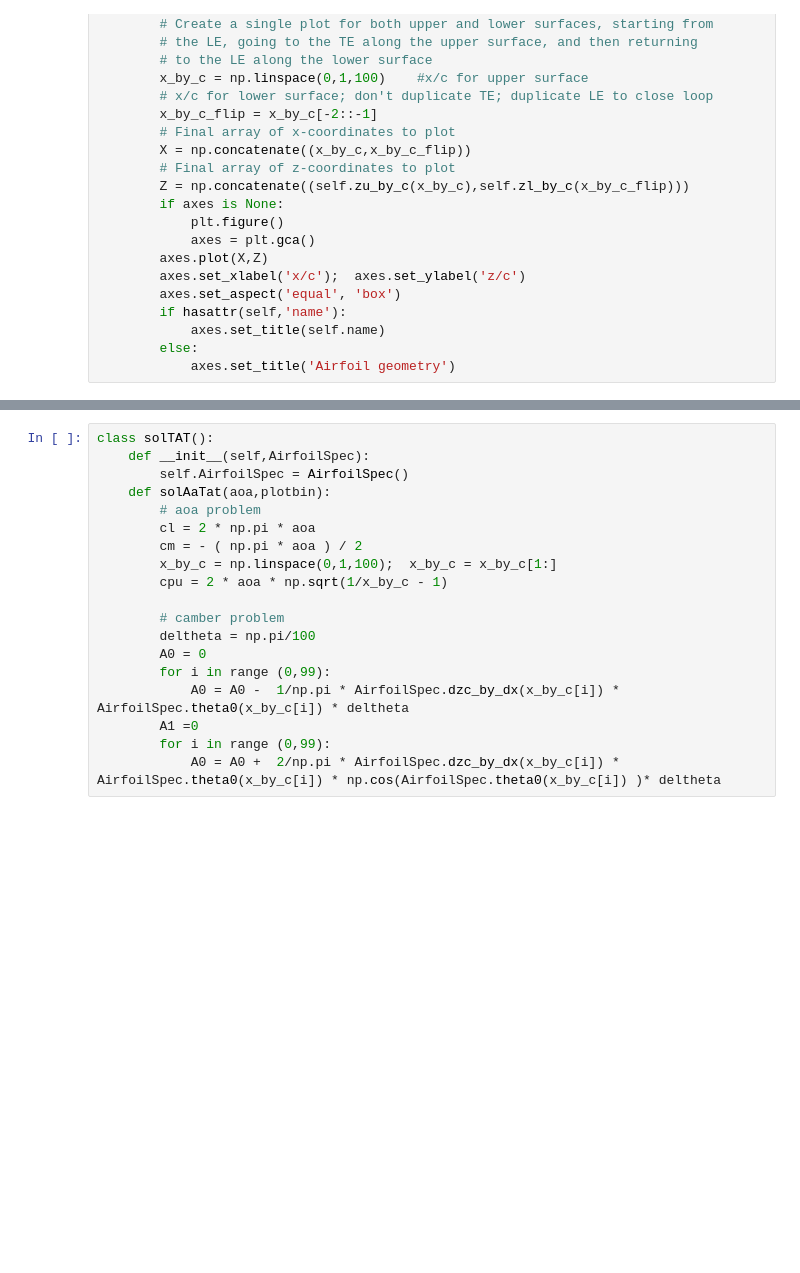
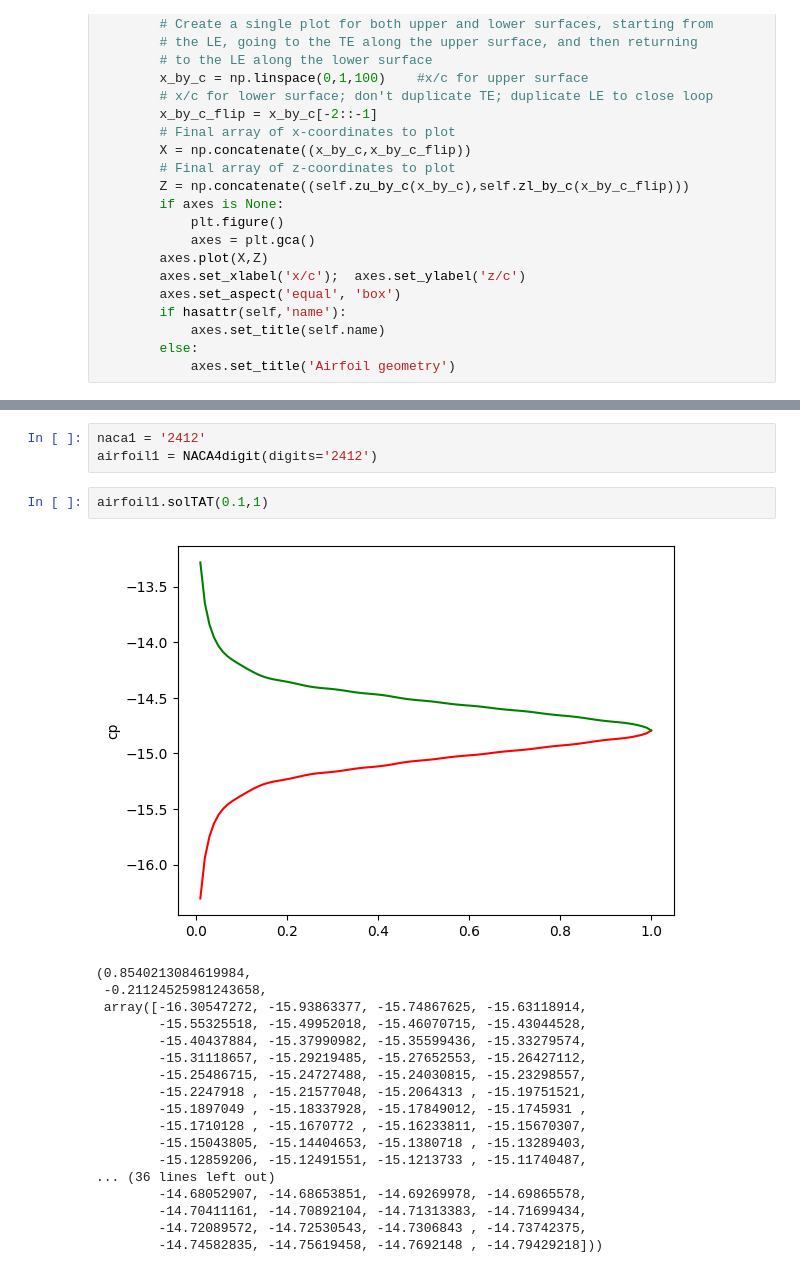
Before and after one commit to lyrickhare/sem5AerobyLK, a Jupyter notebook: sem5 (copy)/AE333/assg2/assg2_20d170022.ipynb, the cells around one changed output, grey strips where cells are left out. Drawn from its saved outputs; the diff is of its cells as text; blank space fills up the shorter version.

```diff
--- a/sem5 (copy)/AE333/assg2/assg2_20d170022.ipynb
+++ b/sem5 (copy)/AE333/assg2/assg2_20d170022.ipynb
@@ -162,19 +212,24 @@ class NACA4digit(AirfoilSpec):
-# %%
-class solTAT():
-    def __init__(self,AirfoilSpec):
-        self.AirfoilSpec = AirfoilSpec()
-    def solAaTat(aoa,plotbin):
-        # aoa problem
-        cl = 2 * np.pi * aoa
-        cm = - ( np.pi * aoa ) / 2
-        x_by_c = np.linspace(0,1,100);  x_by_c = x_by_c[1:]
-        cpu = 2 * aoa * np.sqrt(1/x_by_c - 1)
-
-        # camber problem
-        deltheta = np.pi/100
-        A0 = 0
-        for i in range (0,99):
-            A0 = A0 -  1/np.pi * AirfoilSpec.dzc_by_dx(x_by_c[i]) * AirfoilSpec.theta0(x_by_c[i]) * deltheta
-        A1 =0
-        for i in range (0,99):
-            A0 = A0 +  2/np.pi * AirfoilSpec.dzc_by_dx(x_by_c[i]) * AirfoilSpec.theta0(x_by_c[i]) * np.cos(AirfoilSpec.theta0(x_by_c[i]) )* deltheta
+# %%
+naca1 = '2412'
+airfoil1 = NACA4digit(digits='2412')
+# %%
+airfoil1.solTAT(0.1,1)
+# %% [output]
+[figure, added]
+(0.8540213084619984,
+ -0.21124525981243658,
+ array([-16.30547272, -15.93863377, -15.74867625, -15.63118914,
+        -15.55325518, -15.49952018, -15.46070715, -15.43044528,
+        -15.40437884, -15.37990982, -15.35599436, -15.33279574,
+        -15.31118657, -15.29219485, -15.27652553, -15.26427112,
+        -15.25486715, -15.24727488, -15.24030815, -15.23298557,
+        -15.2247918 , -15.21577048, -15.2064313 , -15.19751521,
+        -15.1897049 , -15.18337928, -15.17849012, -15.1745931 ,
+        -15.1710128 , -15.1670772 , -15.16233811, -15.15670307,
+        -15.15043805, -15.14404653, -15.1380718 , -15.13289403,
+        -15.12859206, -15.12491551, -15.1213733 , -15.11740487,
+... (36 lines left out)
+        -14.68052907, -14.68653851, -14.69269978, -14.69865578,
+        -14.70411161, -14.70892104, -14.71313383, -14.71699434,
+        -14.72089572, -14.72530543, -14.7306843 , -14.73742375,
+        -14.74582835, -14.75619458, -14.7692148 , -14.79429218]))
```
Also changed, not shown: parts of 2 cells of this notebook, 3 other files.
